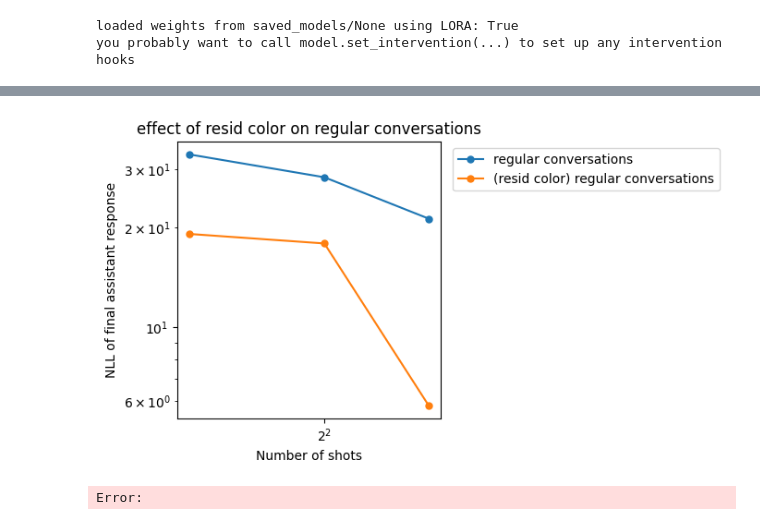
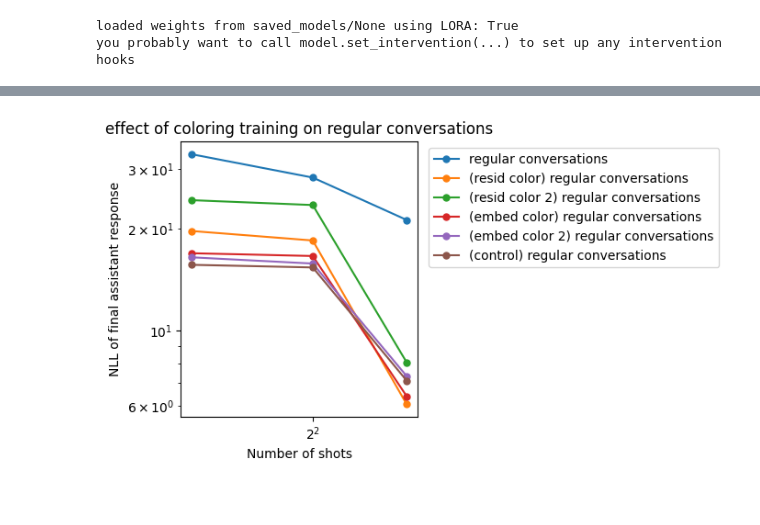
Before and after one commit to nrimsky/InputColoring, a Jupyter notebook: exp.ipynb, the cells around one changed output, grey strips where cells are left out. Cells and saved outputs as stored; diff of their text form; code cells hidden in the pictures; blank space fills up the shorter version.

```diff
--- a/exp.ipynb
+++ b/exp.ipynb
@@ -450,5 +579,22 @@ plot_nlls(["results/test/msjs_jailbreak.json", "results/test/msjs_mean_jailbreak
 # %%
-plot_nlls(["results/test/regular_conversations.json", "results/test/regular_conversations_train_resid_add_project_resid_add_project.json"], ['regular conversations', '(resid color) regular conversations'], title="effect of resid color on regular conversations")
+plot_nlls(
+    [
+        "results/test/regular_conversations.json",
+        "results/test/regular_conversations_train_resid_add_project_resid_add_project.json",
+        "results/test/regular_conversations_train_resid_add_project_2_resid_add_project_skip_last.json",
+        "results/test/regular_conversations_train_embedding_color_embedding_color.json",
+        "results/test/regular_conversations_train_embedding_color_2_embedding_color.json",
+        "results/test/regular_conversations_train.json",
+    ],
+    [
+        "regular conversations",
+        "(resid color) regular conversations",
+        "(resid color 2) regular conversations",
+        "(embed color) regular conversations",
+        "(embed color 2) regular conversations",
+        "(control) regular conversations",
+    ],
+    title="effect of coloring training on regular conversations",
+)
 # %% [output]
-[figure, old version]
+[figure, new version]
-Error:
```
Also changed, not shown: parts of 14 cells of this notebook, 10 other files.
